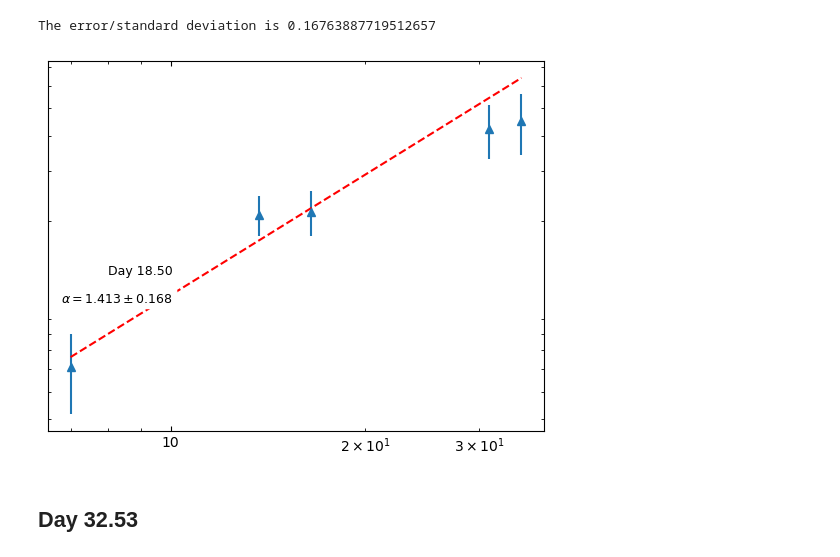
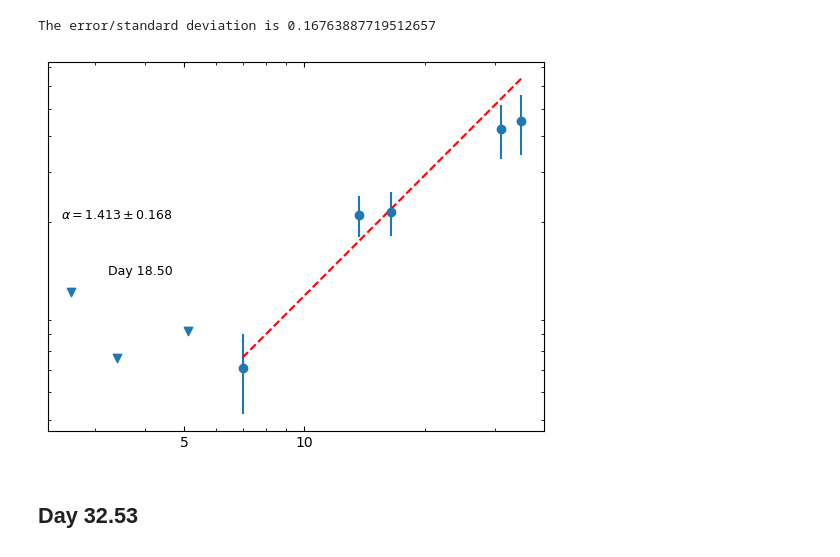
Before and after one commit to Wilhelm005/Research-Code, a Jupyter notebook: Usco Spectral Index.ipynb, the cells around one changed output. Cells and saved outputs as stored; diff of their text form; code cells hidden in the pictures.

```diff
--- a/Usco Spectral Index.ipynb
+++ b/Usco Spectral Index.ipynb
@@ -178,9 +178,9 @@ mask = df1['Fluxdensity(mJy)'] > 3 * df1['error(mJy)']  # apply detection thresh
 
 x1 = df1['Frequency(GHz)'][mask].values.tolist()
 y1 = df1['Fluxdensity(mJy)'][mask].values.tolist()
-yerr1 = df1['error(mJy)'][mask].values.tolist()
+yerr = df1['error(mJy)'][mask].values.tolist()
 # %%
-yerr1 = error(yerr1, x1, y1)
+yerr1 = error(yerr, x1, y1)
 # %%
 PL1 =  PowerLaw1D(amplitude = y1[0], x_0= x1[0], alpha= 5.5)
 
@@ -253,21 +253,23 @@ The error/standard deviation is 0.16763887719512657
 # %%
 #plotting to check
 fig,ax = plt.subplots()
 mask = df1['Fluxdensity(mJy)'] > 3 * df1['error(mJy)']  # apply detection threshold
+mask2 = df1['Fluxdensity(mJy)'] < 3 * df1['error(mJy)']  # apply non-detection threshold
 if mask.any():  # proceed only if at least one detection
-    ax.errorbar(df1['Frequency(GHz)'][mask], df1['Fluxdensity(mJy)'][mask], yerr=yerr1, fmt='^')
+    ax.errorbar(df1['Frequency(GHz)'][mask], df1['Fluxdensity(mJy)'][mask], yerr=yerr1, fmt='o')
+    ax.scatter(df1['Frequency(GHz)'][mask2], (df1['Fluxdensity(mJy)'][mask2] + 3*df1['error(mJy)'][mask2]), marker='v')
     ax.set_xscale('log')
     ax.set_xticks([1, 5, 10, 50], labels=['1', '5', '10', '50'])
     ax.set_yscale('log')
     ax.set_yticks([1, 5, 10, 20, 50], labels=['1', '5', '10', '20', '50'])
     ax.annotate('Day 18.50', xy=(90, 120), xycoords='axes points', size=9, ha='right', va='top', bbox=dict(boxstyle='round', fc='w', ec="w"))
     ax.tick_params(axis='both', which='both', direction='in', top=True, right=True)
     ax.plot(df1['Frequency(GHz)'][mask], fit_model_weights1(df1['Frequency(GHz)'][mask]), 'r--')
-    ax.annotate('${\u03B1 = 1.413 \\pm 0.168}$', xy=(90, 100), xycoords='axes points', size=9, ha='right', va='top', bbox=dict(boxstyle='round', fc='w', ec="w"))
+    ax.annotate('${\u03B1 = 1.413 \\pm 0.168}$', xy=(90, 160), xycoords='axes points', size=9, ha='right', va='top', bbox=dict(boxstyle='round', fc='w', ec="w"))
 
 plt.show();
 # %% [output]
-[figure, old version]
+[figure, new version]
 # %% [markdown]
 ## Day 32.53
 # %%
```
Also changed, not shown: parts of 3 cells of this notebook, 1 other file.
